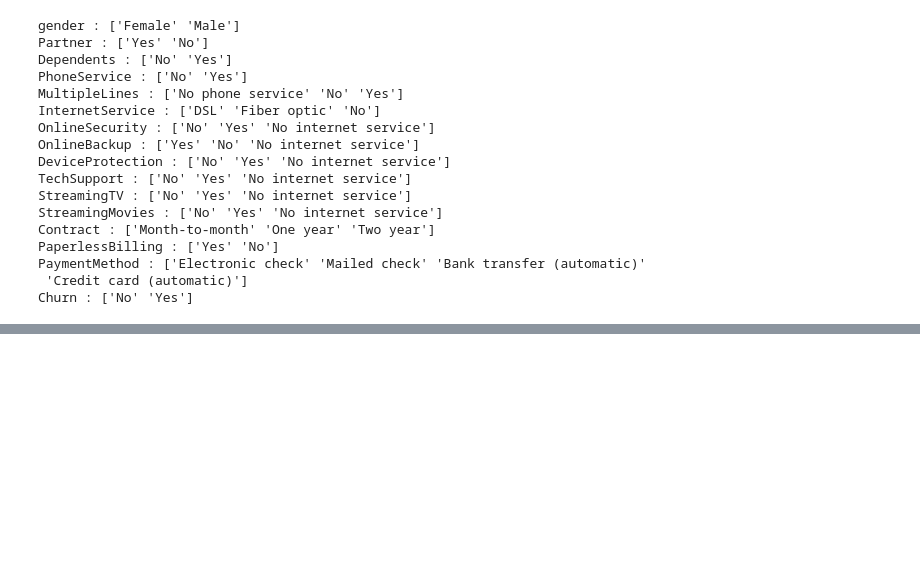
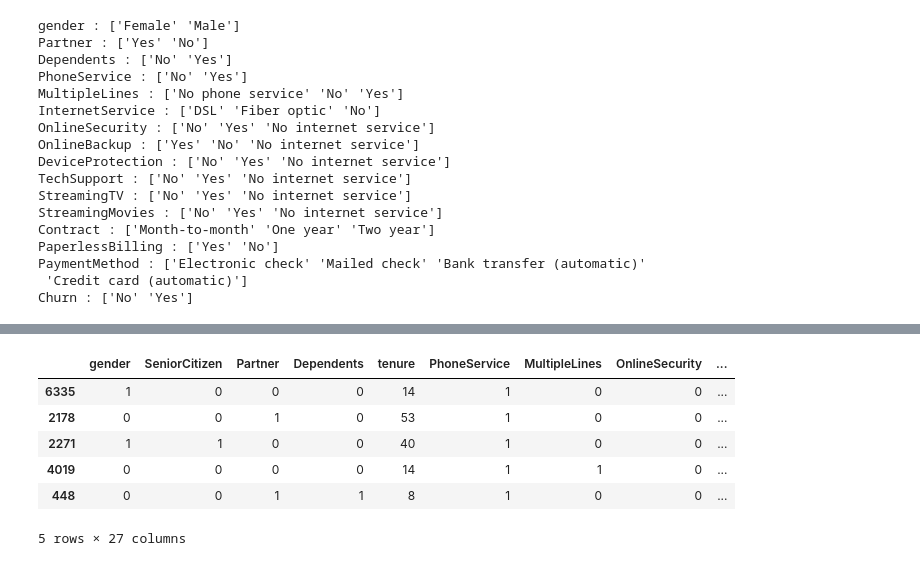
Before and after one commit to laaria-chris/Cusstomer-Churn-Project, a Jupyter notebook: Churn.ipynb, the cells around one changed output, grey strips where cells are left out. Cells and saved outputs as stored; diff of their text form; code cells hidden in the pictures; blank space fills up the shorter version.

```diff
--- a/Churn.ipynb
+++ b/Churn.ipynb
@@ -224,0 +227,3 @@ Churn : ['No' 'Yes']
+# %%
+data1.replace('No internet service','No',inplace=True)
+data1.replace('No phone service','No',inplace=True)
@@ -224,0 +261,5 @@ Churn : ['No' 'Yes']
+# %%
+yes_no_columns = ['Partner','Dependents','PhoneService','MultipleLines','OnlineSecurity','OnlineBackup',
+                  'DeviceProtection','TechSupport','StreamingTV','StreamingMovies','PaperlessBilling','Churn']
+for col in yes_no_columns:
+    data1[col].replace({'Yes': 1,'No': 0},inplace=True)
@@ -224,0 +331,10 @@ Churn : ['No' 'Yes']
+# %%
+data2.sample(5)
+# %% [output]
+|  | gender | SeniorCitizen | Partner | Dependents | tenure | PhoneService | MultipleLines | OnlineSecurity | ... |
+| 6335 | 1 | 0 | 0 | 0 | 14 | 1 | 0 | 0 | ... |
+| 2178 | 0 | 0 | 1 | 0 | 53 | 1 | 0 | 0 | ... |
+| 2271 | 1 | 1 | 0 | 0 | 40 | 1 | 0 | 0 | ... |
+| 4019 | 0 | 0 | 0 | 0 | 14 | 1 | 1 | 0 | ... |
+| 448 | 0 | 0 | 1 | 1 | 8 | 1 | 0 | 0 | ... |
+5 rows × 27 columns
```
Also changed, not shown: parts of 38 cells of this notebook.
